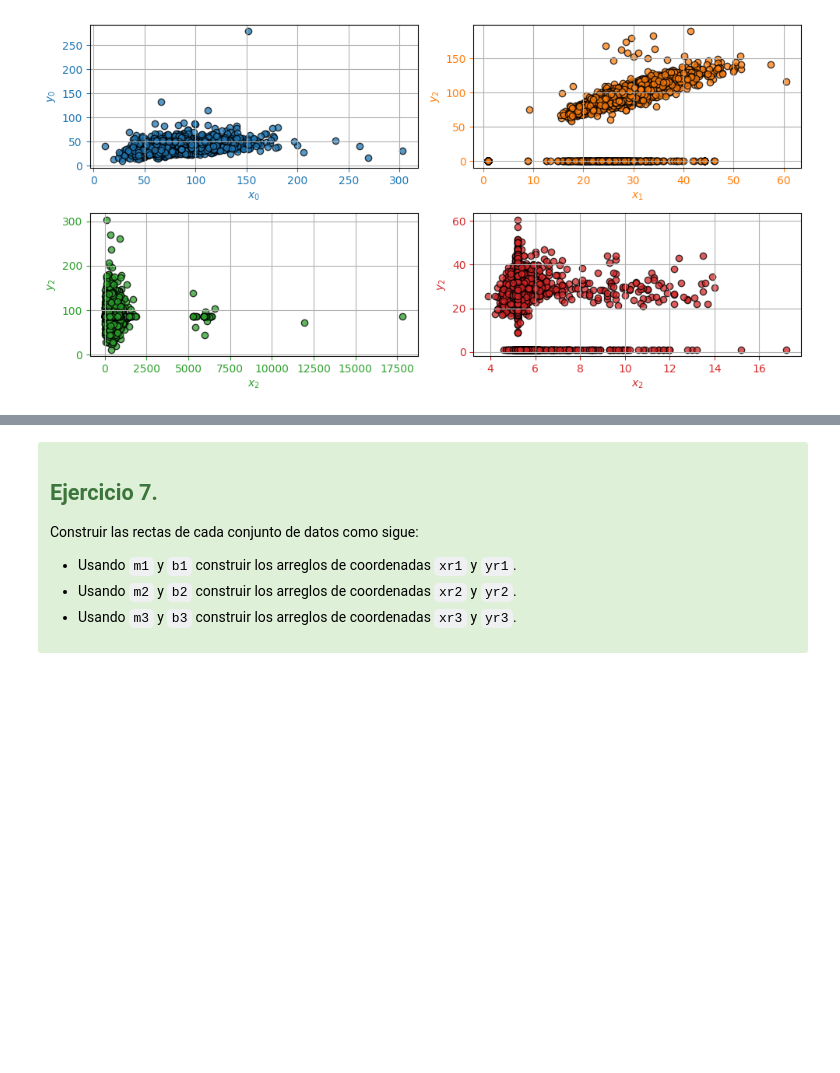
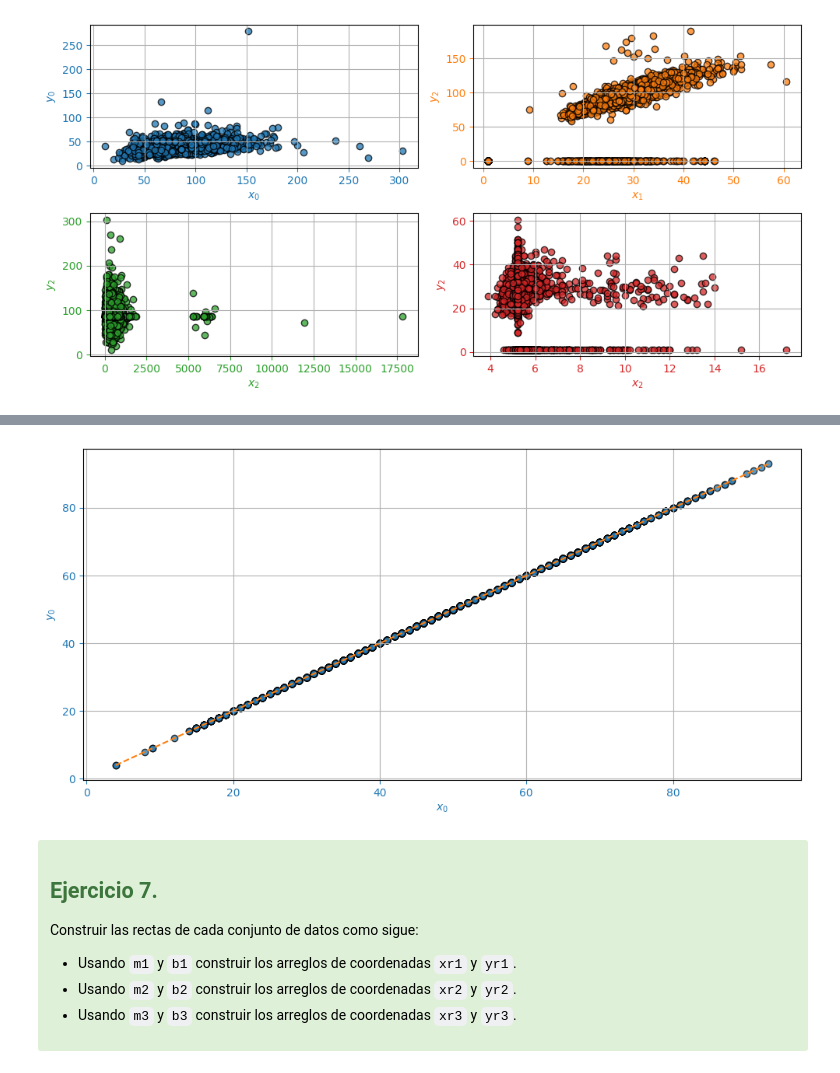
Before and after one commit to IrvinGranillo5/linear-regression, a Jupyter notebook: correlacion.ipynb, the cells around one changed output, grey strips where cells are left out. Drawn from its saved outputs; the diff is of its cells as text; code cells hidden in the pictures; blank space fills up the shorter version.

```diff
--- a/correlacion.ipynb
+++ b/correlacion.ipynb
@@ -166,0 +230,10 @@ El promedio de medida de cintura es: 68.42555581022225
+# %%
+### BEGIN SOLUTION
+def media(x):
+    N=len(x)
+    suma = 0
+    for s in x:
+        suma += s
+
+    return suma / N
+### END SOLUTION
@@ -417,3 +596,18 @@ m3 = 0.003809973693633117,       b3 = -0.24601956385565651
+# %%
+val_x = edad
+val_y = edad
+m1, b1 = mincua(val_x, val_y)
+
+xr0 = np.linspace(edad.min(), edad.max(), 10)
+yr0 = m1 * xr0 + b1
+
+fig, axs = plt.subplots(figsize=(10, 5))
+axs.plot(xr0, yr0, color="C1", linestyle='--', label='Recta de regresión')
+graficas_dispersion(axs, val_x, val_y, 'C0', '$x_0$', '$y_0$')
+plt.tight_layout()
+plt.show()
+# %% [output]
+[figure, added]
 # %%
 #quizz.eval_numeric('9', [m1, b1])
 #quizz.eval_numeric('10', [m2, b2])
```
Also changed, not shown: parts of 33 cells of this notebook.
